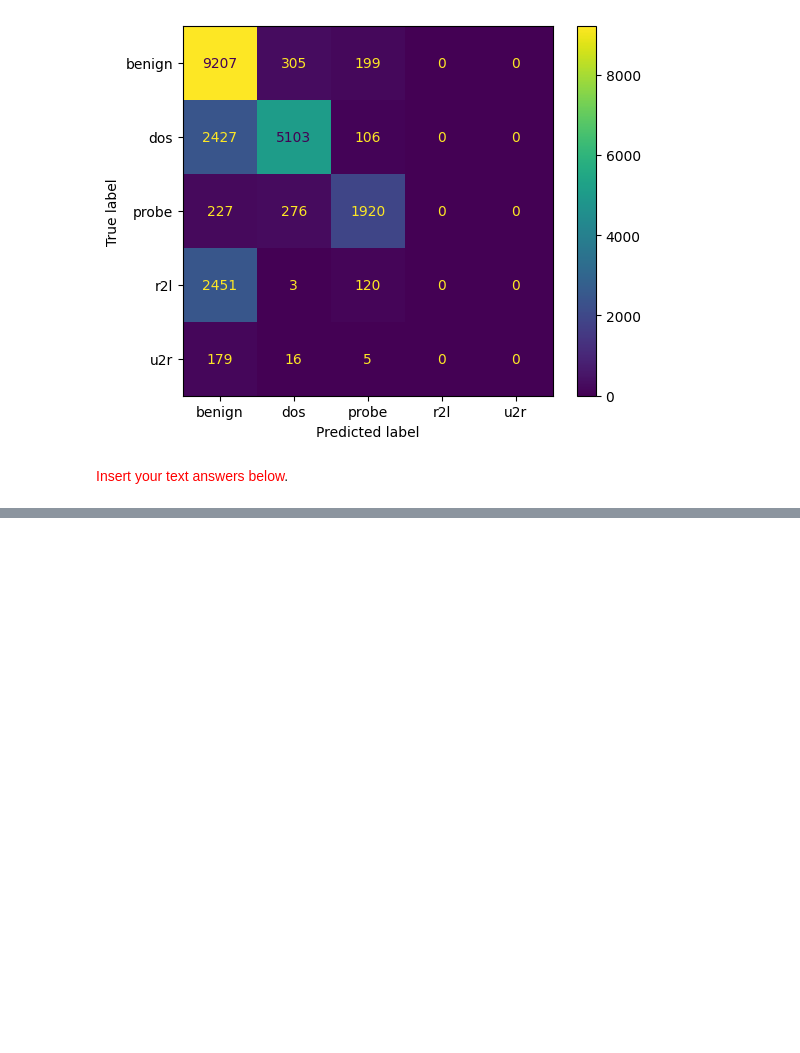
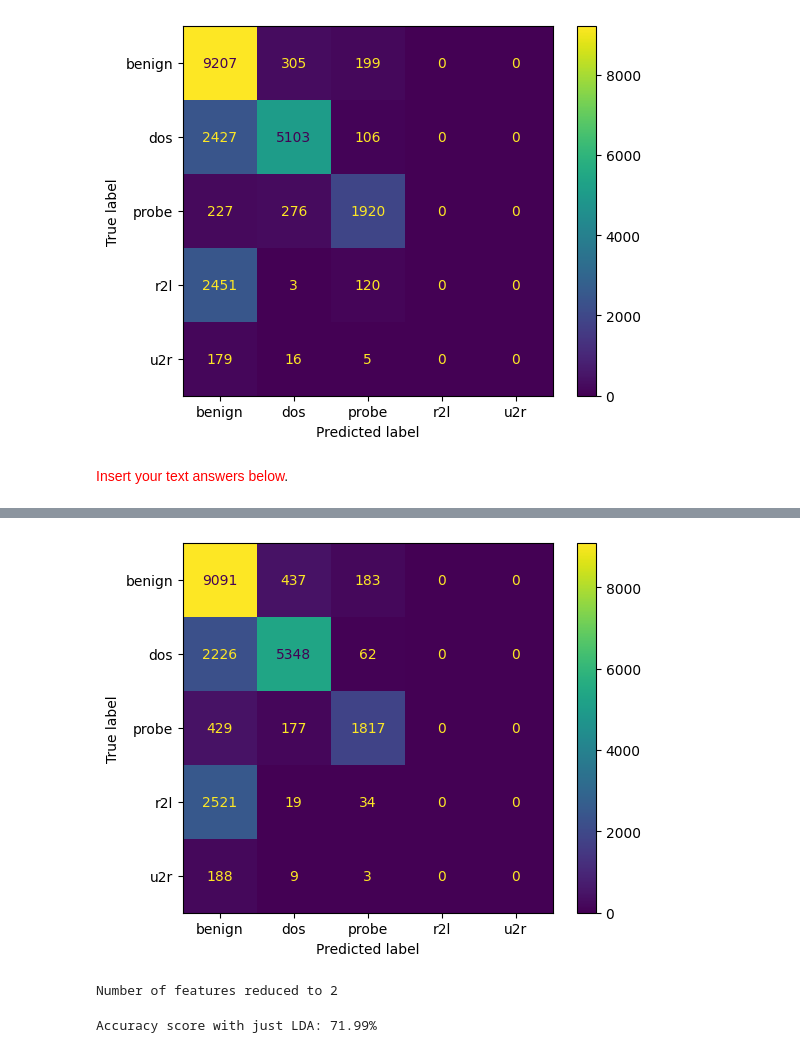
Before and after one commit to sprince0031/UL_Masters, a Jupyter notebook: SEM_1/CE4051-Introduction_to_Data_Engineering_and_Machine_Learning/Week7_8/Activity4_23052058.ipynb, the cells around one changed output, grey strips where cells are left out. Cells and saved outputs as stored; diff of their text form; code cells hidden in the pictures; blank space fills up the shorter version.

```diff
--- a/SEM_1/CE4051-Introduction_to_Data_Engineering_and_Machine_Learning/Week7_8/Activity4_23052058.ipynb
+++ b/SEM_1/CE4051-Introduction_to_Data_Engineering_and_Machine_Learning/Week7_8/Activity4_23052058.ipynb
@@ -681,0 +777,25 @@ This model has a slightly lesser accuracy than the first model we trained withou
+# %%
+# Generating the confusion matrix for our predictions
+confusion_matrix_lda_3 = confusion_matrix(test_Y, preds_lda_3, labels=model_lda_3.classes_)
+
+# Plotting the confusion matrix instead of printing it as a 2D array so that it is easier to discern
+disp = ConfusionMatrixDisplay(confusion_matrix=confusion_matrix_lda_3, display_labels=model_lda_3.classes_)
+disp.plot()
+plt.show()
+# %% [output]
+[figure, added]
+# %%
+lda_2 = LinearDiscriminantAnalysis(n_components=2)
+train_X_lda_2 = lda_2.fit_transform(train_X_scaled, train_Y)
+test_X_lda_2 = lda_2.transform(test_X_scaled)
+print(f'Number of features reduced to {np.shape(train_X_lda_2)[1]}')
+# %% [output]
+Number of features reduced to 2
+# %%
+model_lda_2 = SVC(kernel='linear')
+model_lda_2.fit(train_X_lda_2, train_Y)
+
+preds_lda_2 = model_lda_2.predict(test_X_lda_2)
+print(f'Accuracy score with just LDA: {accuracy_score(test_Y, preds_lda_2)*100:.2f}%')
+# %% [output]
+Accuracy score with just LDA: 71.99%
```
Also changed, not shown: parts of 19 cells of this notebook.
